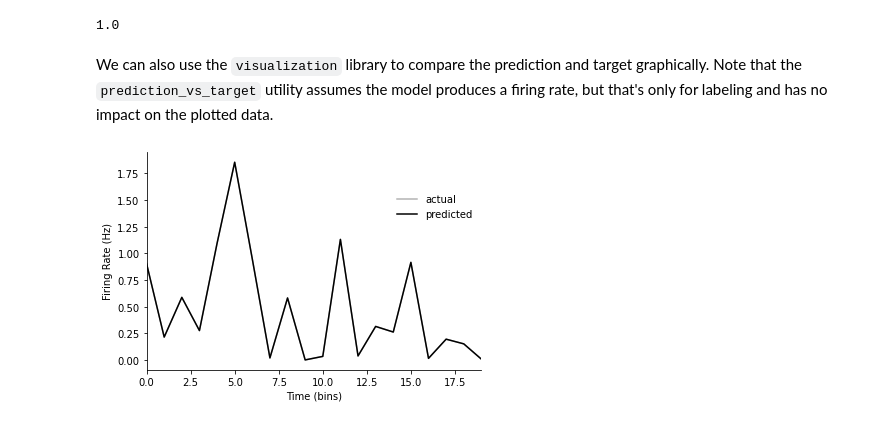
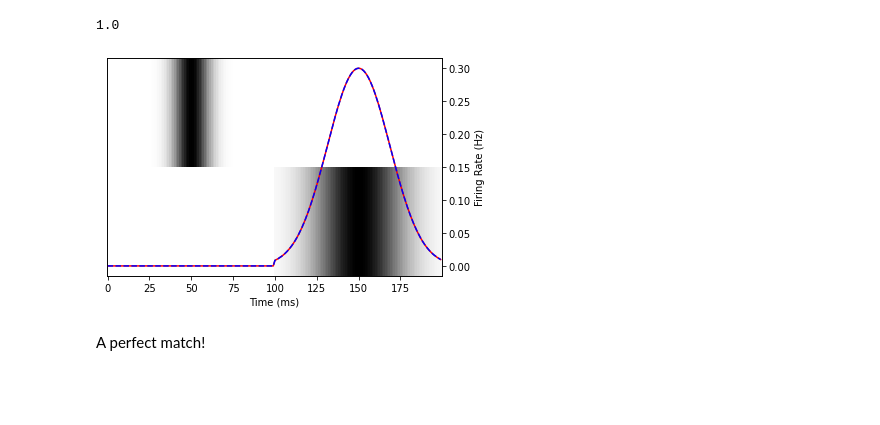
Before and after one commit to LBHB/NEMS, a Jupyter notebook: docs/source/tutorials/intro.ipynb, the cells around one changed output. Drawn from its saved outputs; the diff is of its cells as text; code cells hidden in the pictures; blank space fills up the shorter version.

```diff
--- a/docs/source/tutorials/intro.ipynb
+++ b/docs/source/tutorials/intro.ipynb
@@ -231,6 +334,5 @@ fit should be able to find the correct parameter values, `|a|=2` and `|b|=1.5`.
 # %%
-target = (2*data['x'] - 1.5*data['y'])**2
-fitted_model = model.fit(data, target)
+fitted_model = random_model.fit(spectrogram, response)
 print(f"\nFitted parameter values:\n{fitted_model.get_parameter_values()}")
 # %% [output]
 Epoch 0
@@ -257,13 +359,8 @@ fitted_model.score(data, target)
 # %% [output]
 1.0
-# %% [markdown]
-We can also use the `visualization` library to compare the prediction and target
-graphically. Note that the `prediction_vs_target` utility assumes the model
-produces a firing rate, but that's only for labeling and has no impact on
-the plotted data.
-# %%
-from nems.visualization.fitter import prediction_vs_target
-
-ax = prediction_vs_target(data, target, fitted_model)
-# %% [output]
-[figure, removed]
+# %%
+plot_data(fitted_model.predict(spectrogram))
+# %% [output]
+[figure, added]
+# %% [markdown]
+A perfect match!
```
Also changed, not shown: parts of 12 cells of this notebook.
